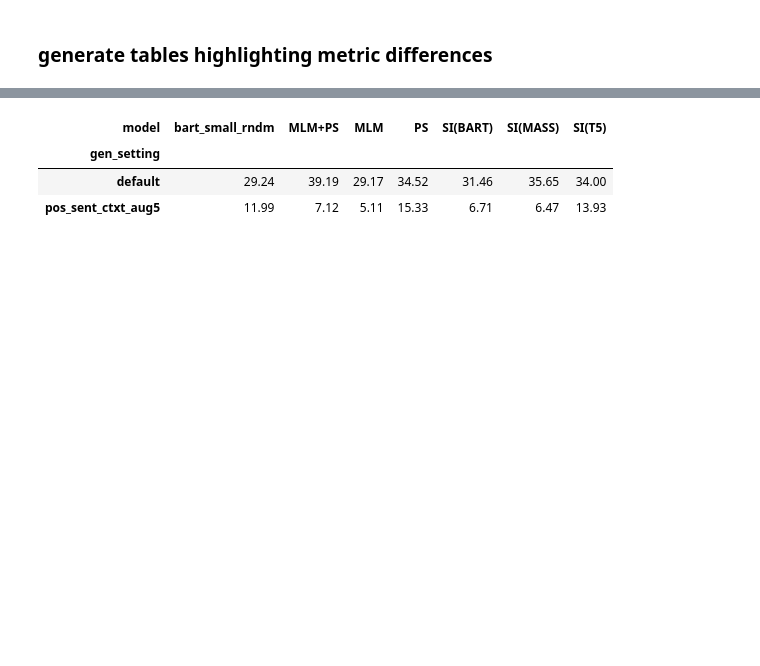
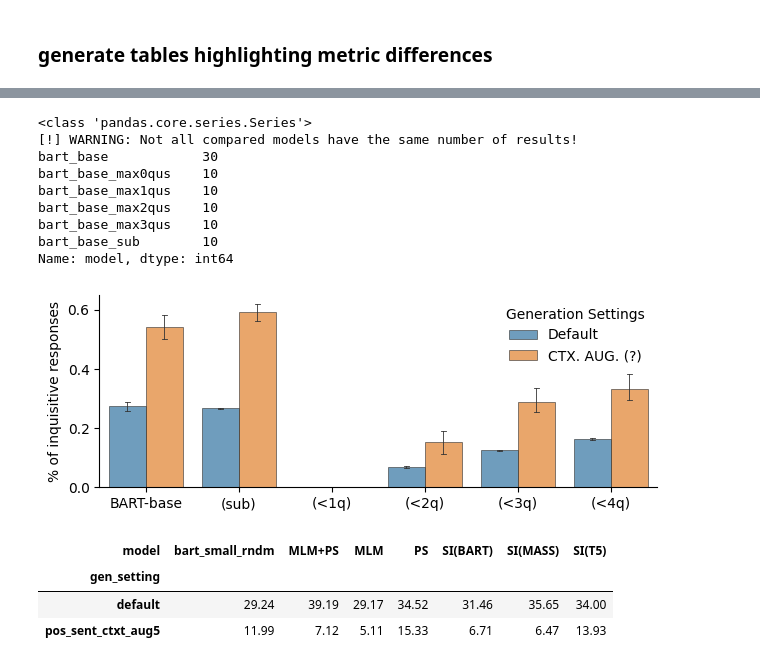
Before and after one commit to ZurichNLP/understanding-ctx-aug, a Jupyter notebook: summarize_results.ipynb, the cells around one changed output, grey strips where cells are left out. Cells and saved outputs as stored; diff of their text form; code cells hidden in the pictures; blank space fills up the shorter version.

Commit message:
post-hoc analysis

```diff
--- a/summarize_results.ipynb
+++ b/summarize_results.ipynb
@@ -895,23 +917,57 @@ saving to resources/plots-KGD-test_freq-230505/public_models-qu_ctxt_aug5.* ...
 # %%
+# KGD post-hoc analysis: varying the number of questions seen during fine-tuning
+contrastive_gen_settings_barplot(
+        df,
+        models = [
+            'bart_base',
+            'bart_base_sub',
+            'bart_base_max0qus',
+            'bart_base_max1qus',
+            'bart_base_max2qus',
+            'bart_base_max3qus',
+            # 't5_small',
+            # 't5_lm_small'
+            ],
+        gen_settings= [
+            'default',
+            'qu_ctxt_aug5'
+            ],
+        tgt_metric="qc_turn_level",
+        legend_outside=True,
+        # title=tile_map[f'{dataset}{test_set}'],
+        # save_as=''#str(plot_path / 'public_models-qu_ctxt_aug5')
+    )
+
 # contrastive_gen_settings_barplot(
 #     df,
 #     models = [
 #         'bart_small_rndm',
 #         'MLM+PS', 'MLM', 'PS', 'SI(MASS)', 'SI(T5)', 'SI(BART)'],
 #     gen_settings = [
 #         'default',
 #         'qu_ctxt_aug5',
 #         'qu_ctxt_aug1',
 #         'excl_ctxt_aug5',
 #         'ambig_qu_ctxt_aug5',
 #         'ambig_excl_ctxt_aug5',
 #         'short_qu_ctxt_aug5',
 #         'single_qu_ctxt_aug5',
 #     ],
 #     tgt_metric='qc_turn_level',
 #     legend_outside=True,
 #     save_as=None
 # )
+# %% [output]
+<class 'pandas.core.series.Series'>
+[!] WARNING: Not all compared models have the same number of results!
+bart_base            30
+bart_base_max0qus    10
+bart_base_max1qus    10
+bart_base_max2qus    10
+bart_base_max3qus    10
+bart_base_sub        10
+Name: model, dtype: int64
+[figure, added]
 # %%
 if dataset == 'KGD':
     pdf = plot_and_tabulate(
```
Also changed, not shown: parts of 11 cells of this notebook, 6 other files.
